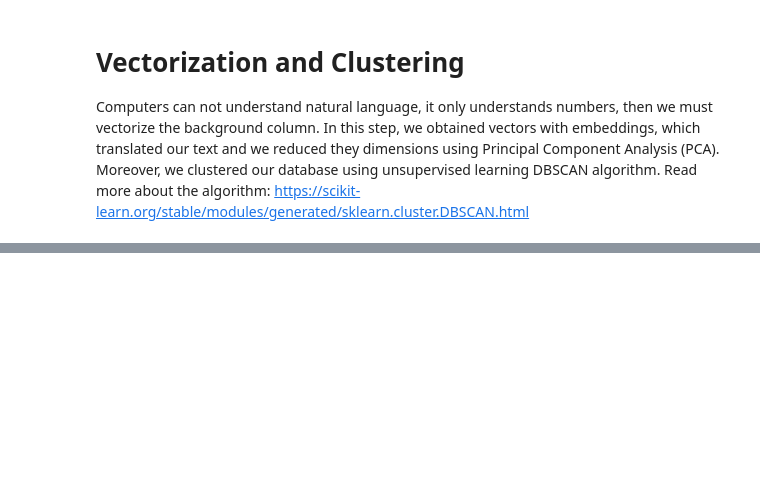
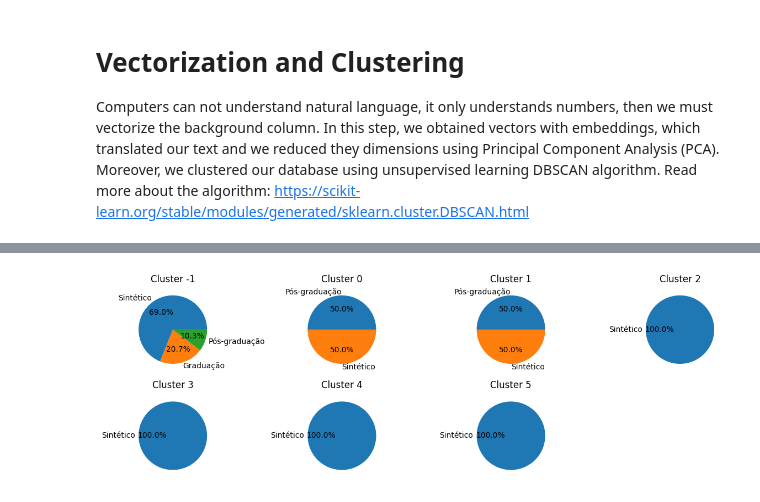
Before and after one commit to lid-ufpa/amiai, a Jupyter notebook: notebook/02_vec_clust.ipynb, the cells around one changed output, grey strips where cells are left out. Saved outputs shown, nothing was run; the diff lists cells and outputs as text; code cells hidden in the pictures; blank space fills up the shorter version.

```diff
--- a/notebook/02_vec_clust.ipynb
+++ b/notebook/02_vec_clust.ipynb
@@ -56,0 +114,19 @@ Name: background, dtype: str
+# %%
+fig_profiles, axes_profiles = plt.subplots(2, 4, figsize=(12, 4))
+
+for i, cluster in enumerate(unique_clusters):
+
+    df_cluster = df[df["cluster"] == cluster]
+
+    profile_counts = df_cluster["student_profile"].value_counts()
+
+    axes_profiles[i // 4, i % 4].pie(profile_counts, labels=profile_counts.index, autopct='%1.1f%%')
+    axes_profiles[i // 4, i % 4].set_title(f'Cluster {cluster}')
+
+for j in range(i + 1, len(axes_profiles.flatten())):
+    fig_profiles.delaxes(axes_profiles.flatten()[j])
+
+plt.tight_layout()
+plt.show()
+# %% [output]
+[figure, added]
```
Also changed, not shown: parts of 10 cells of this notebook.
